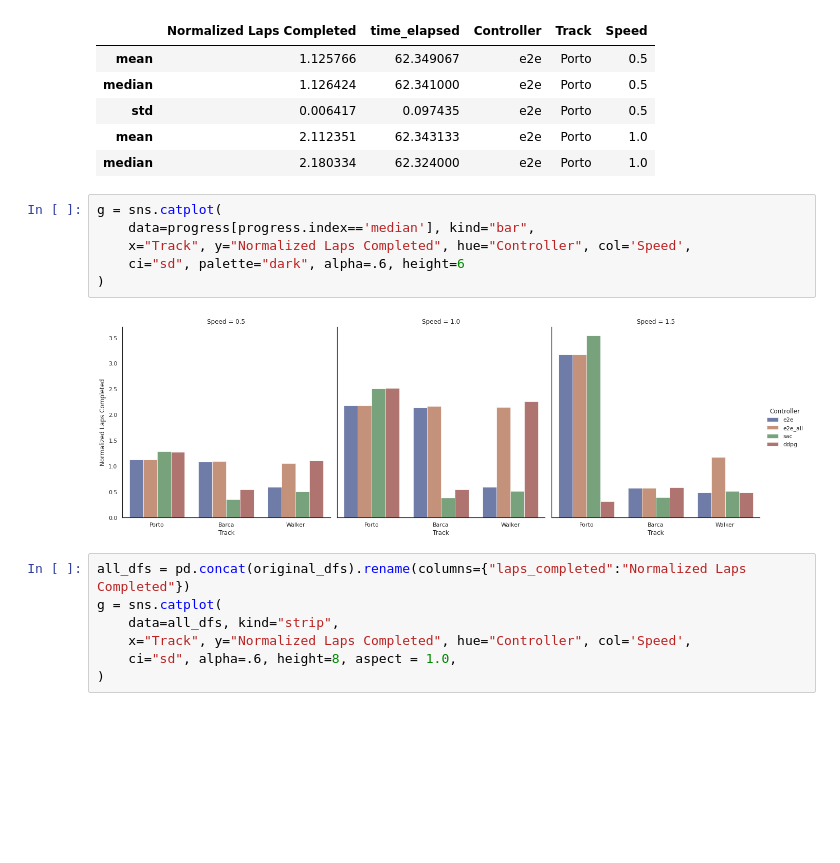
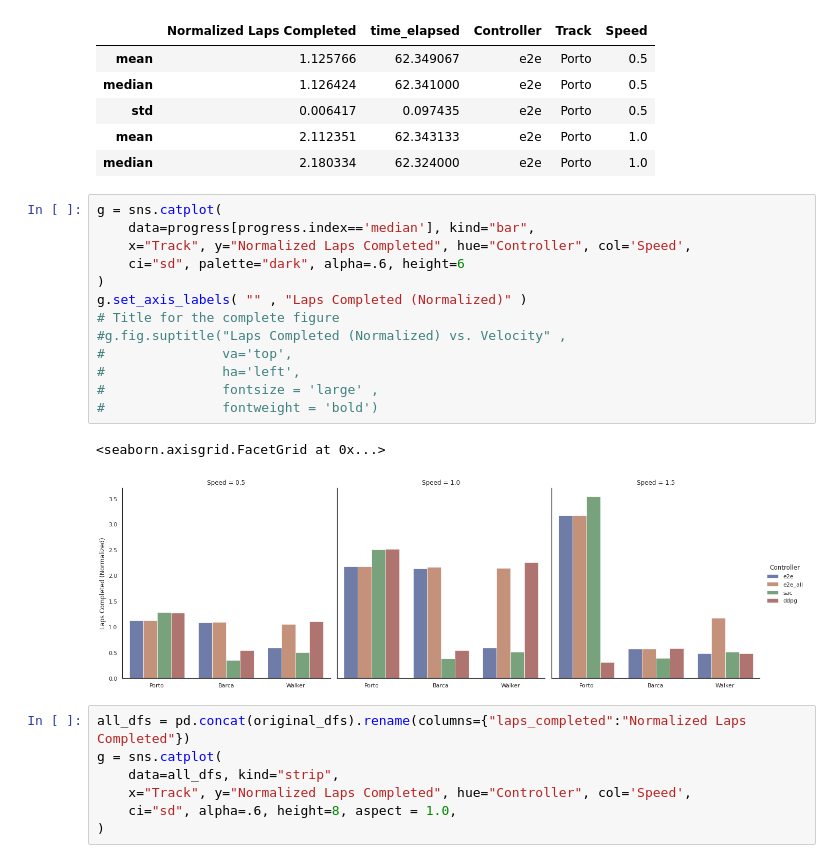
Before and after one commit to pmusau17/Platooning-F1Tenth, a Jupyter notebook: src/race/logs/AggregrateResultsPatrick.ipynb, the cells around one changed output. Saved outputs shown, nothing was run; the diff lists cells and outputs as text; blank space fills up the shorter version.

```diff
--- a/src/race/logs/AggregrateResultsPatrick.ipynb
+++ b/src/race/logs/AggregrateResultsPatrick.ipynb
@@ -198,11 +204,19 @@ progress.head()
 # %%
 g = sns.catplot(
     data=progress[progress.index=='median'], kind="bar",
     x="Track", y="Normalized Laps Completed", hue="Controller", col='Speed',
     ci="sd", palette="dark", alpha=.6, height=6
 )
+g.set_axis_labels( "" , "Laps Completed (Normalized)" )
+# Title for the complete figure
+#g.fig.suptitle("Laps Completed (Normalized) vs. Velocity" ,
+#               va='top',
+#               ha='left',
+#               fontsize = 'large' ,
+#               fontweight = 'bold')
 # %% [output]
+<seaborn.axisgrid.FacetGrid at 0x...>
-[figure, old version]
+[figure, new version]
 # %%
 all_dfs = pd.concat(original_dfs).rename(columns={"laps_completed":"Normalized Laps Completed"})
 g = sns.catplot(
```
Also changed, not shown: parts of 3 cells of this notebook.
